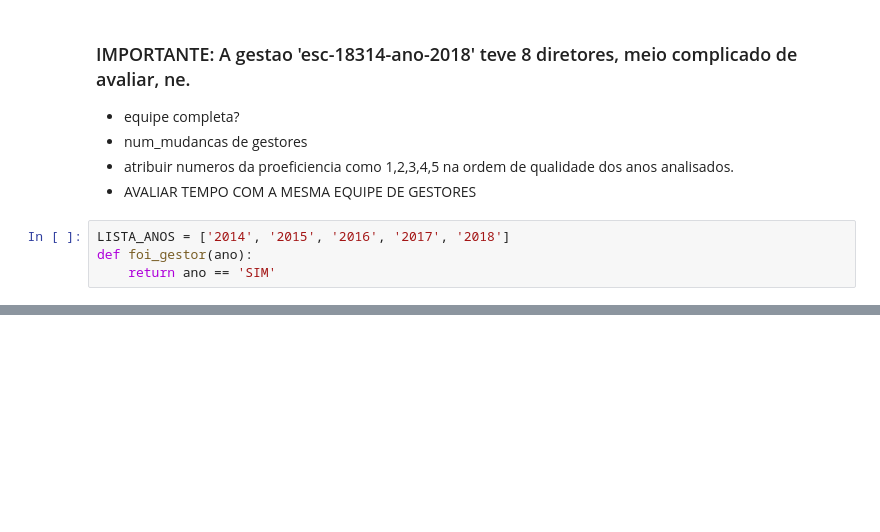
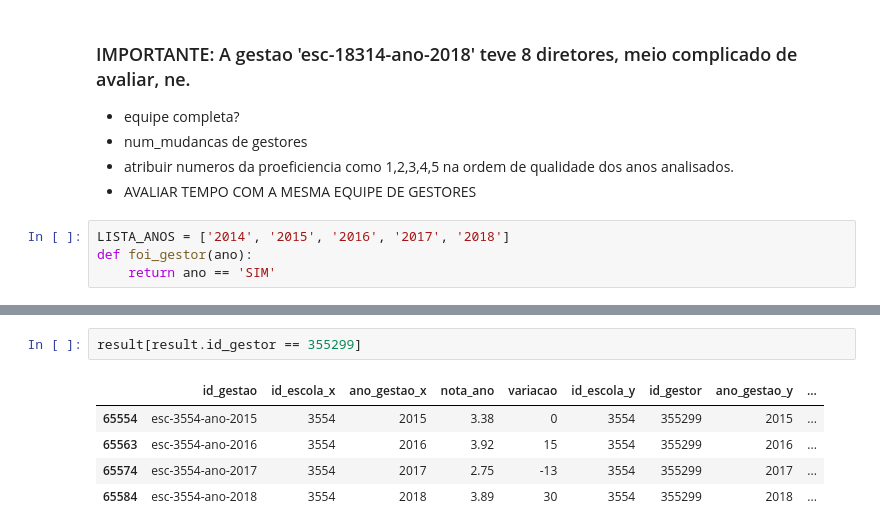
Before and after one commit to vultor33/DesafioSeduc, a Jupyter notebook: Fato_Gestao_SARESP.ipynb, the cells around one changed output, grey strips where cells are left out. Drawn from its saved outputs; the diff is of its cells as text; blank space fills up the shorter version.

```diff
--- a/Fato_Gestao_SARESP.ipynb
+++ b/Fato_Gestao_SARESP.ipynb
@@ -323,0 +334,8 @@ gest.head(3)
+# %%
+result[result.id_gestor == 355299]
+# %% [output]
+|  | id_gestao | id_escola_x | ano_gestao_x | nota_ano | variacao | id_escola_y | id_gestor | ano_gestao_y | ... |
+| 65554 | esc-3554-ano-2015 | 3554 | 2015 | 3.38 | 0 | 3554 | 355299 | 2015 | ... |
+| 65563 | esc-3554-ano-2016 | 3554 | 2016 | 3.92 | 15 | 3554 | 355299 | 2016 | ... |
+| 65574 | esc-3554-ano-2017 | 3554 | 2017 | 2.75 | -13 | 3554 | 355299 | 2017 | ... |
+| 65584 | esc-3554-ano-2018 | 3554 | 2018 | 3.89 | 30 | 3554 | 355299 | 2018 | ... |
```
Also changed, not shown: parts of 51 cells of this notebook.
